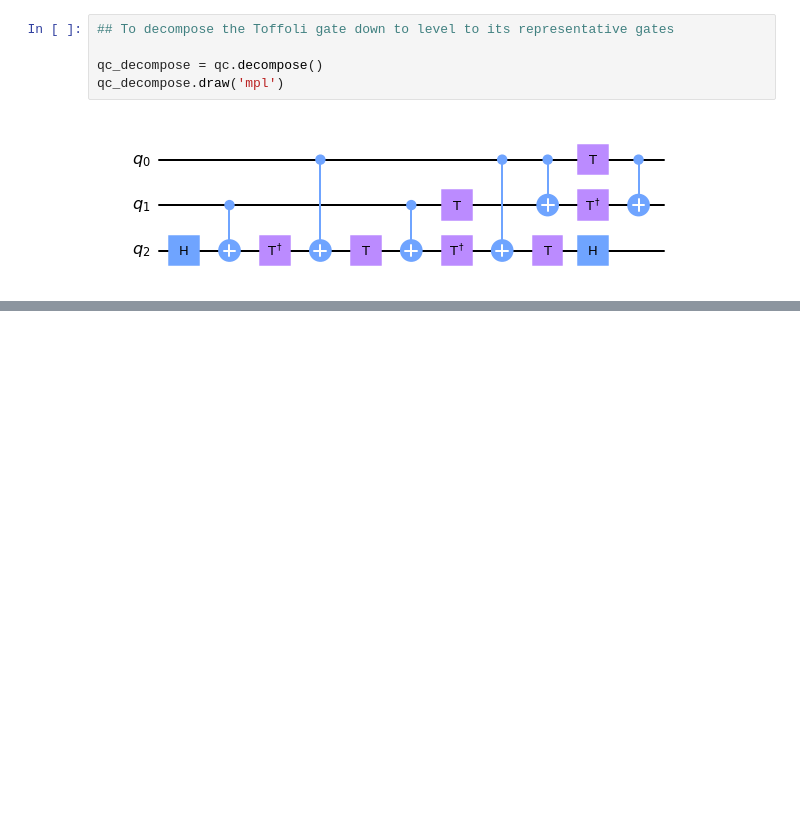
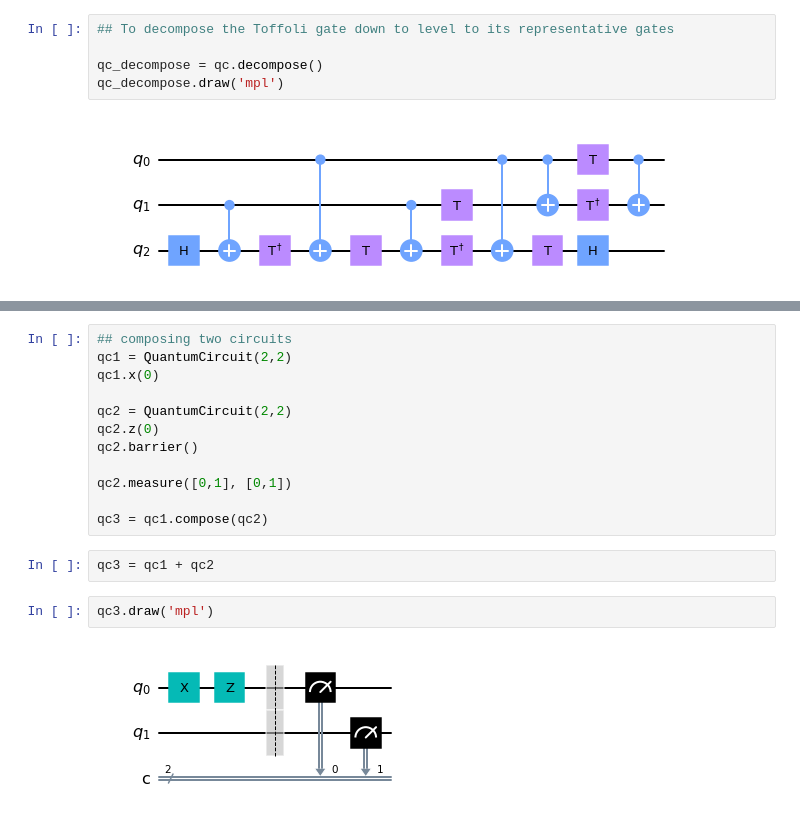
Before and after one commit to MADjnr/Quantum_projectsQ-, a Jupyter notebook: constructing classical gates using quantum.ipynb, the cells around one changed output, grey strips where cells are left out. Saved outputs shown, nothing was run; the diff lists cells and outputs as text; blank space fills up the shorter version.

```diff
--- a/constructing classical gates using quantum.ipynb
+++ b/constructing classical gates using quantum.ipynb
@@ -317,0 +334,18 @@ qc_decompose.draw('mpl')
+# %%
+## composing two circuits
+qc1 = QuantumCircuit(2,2)
+qc1.x(0)
+
+qc2 = QuantumCircuit(2,2)
+qc2.z(0)
+qc2.barrier()
+
+qc2.measure([0,1], [0,1])
+
+qc3 = qc1.compose(qc2)
+# %%
+qc3 = qc1 + qc2
+# %%
+qc3.draw('mpl')
+# %% [output]
+[figure, added]
```
Also changed, not shown: parts of 53 cells of this notebook, 2 other files.
